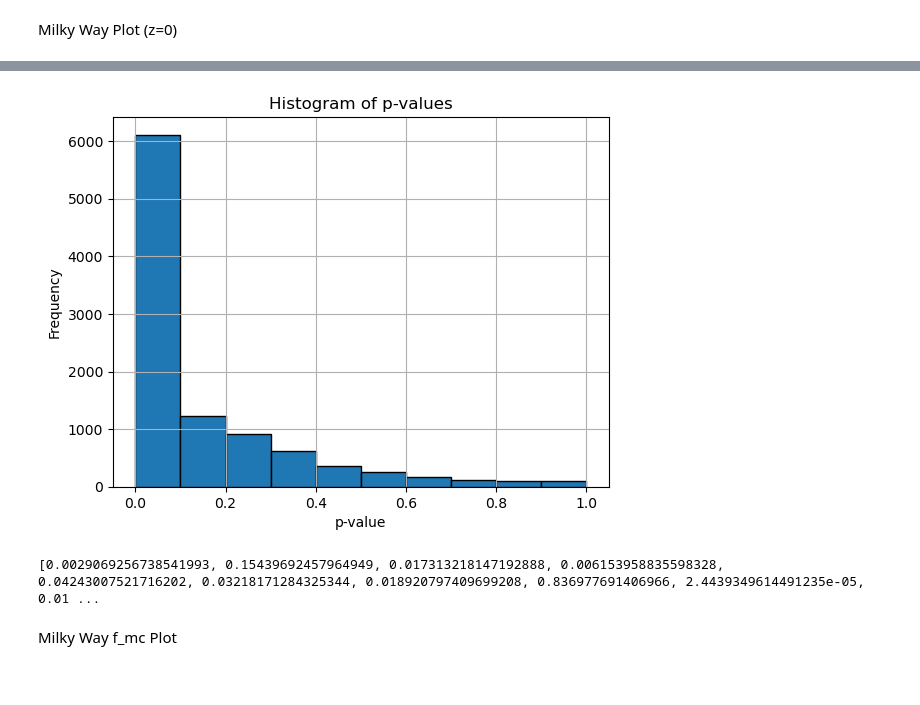
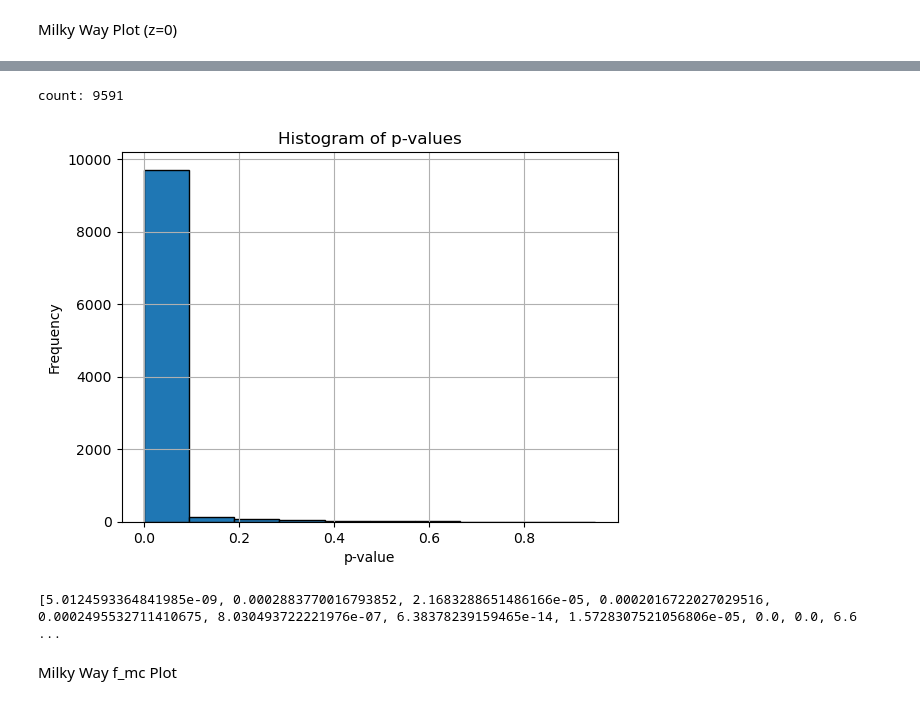
Before and after one commit to HaydenTedrake/HPV_project, a Jupyter notebook: Results/Forecast/10000foreCraterII+HVS14.ipynb, the cells around one changed output, grey strips where cells are left out. Cells and saved outputs as stored; diff of their text form; code cells hidden in the pictures.

Commit message:
first grid value run and cleanup

```diff
--- a/Results/Forecast/10000foreCraterII+HVS14.ipynb
+++ b/Results/Forecast/10000foreCraterII+HVS14.ipynb
@@ -224,5 +227,5 @@ plt.grid(True)
 plt.show()
 
 print(p_values_1)
-np.save('10000p_values_1.npy', np.array(p_values_1))
+np.save('10000p_values_0054.npy', np.array(p_values_1))
 # %% [output]
@@ -230,5 +234,6 @@ count: 5327
+count: 9591
-[figure, old version]
+[figure, new version]
-[0.0029069256738541993, 0.15439692457964949, 0.017313218147192888, 0.006153958835598328, 0.04243007521716202, 0.03218171284325344, 0.018920797409699208, 0.836977691406966, 2.4439349614491235e-05, 0.01 ...
+[5.0124593364841985e-09, 0.0002883770016793852, 2.1683288651486166e-05, 0.0002016722027029516, 0.0002495532711410675, 8.030493722221976e-07, 6.38378239159465e-14, 1.5728307521056806e-05, 0.0, 0.0, 6.6 ...
 # %% [markdown]
 Milky Way f_mc Plot
 # %%
```
Also changed, not shown: parts of 4 cells of this notebook, 27 other files.
